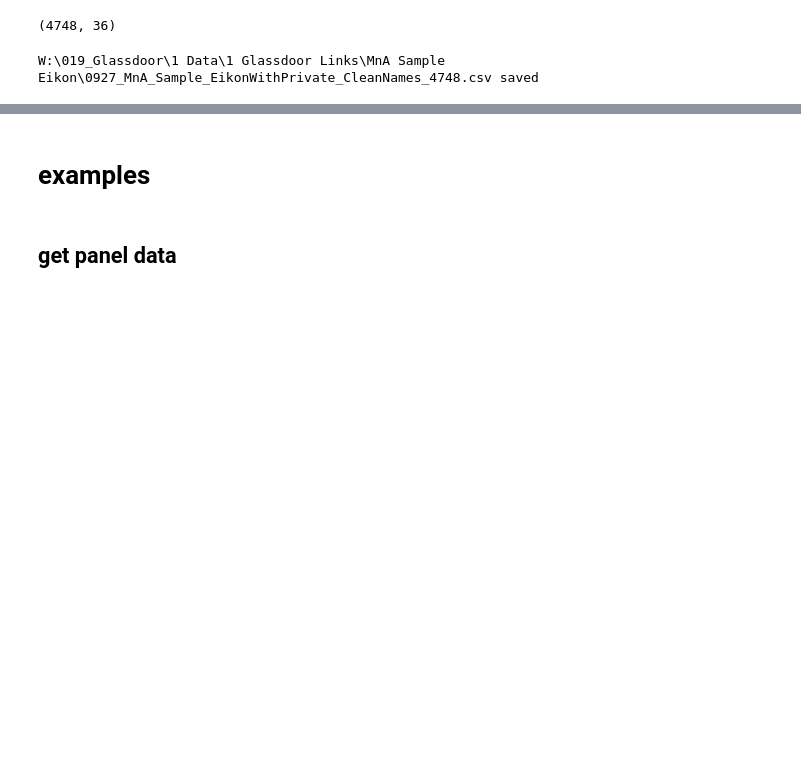
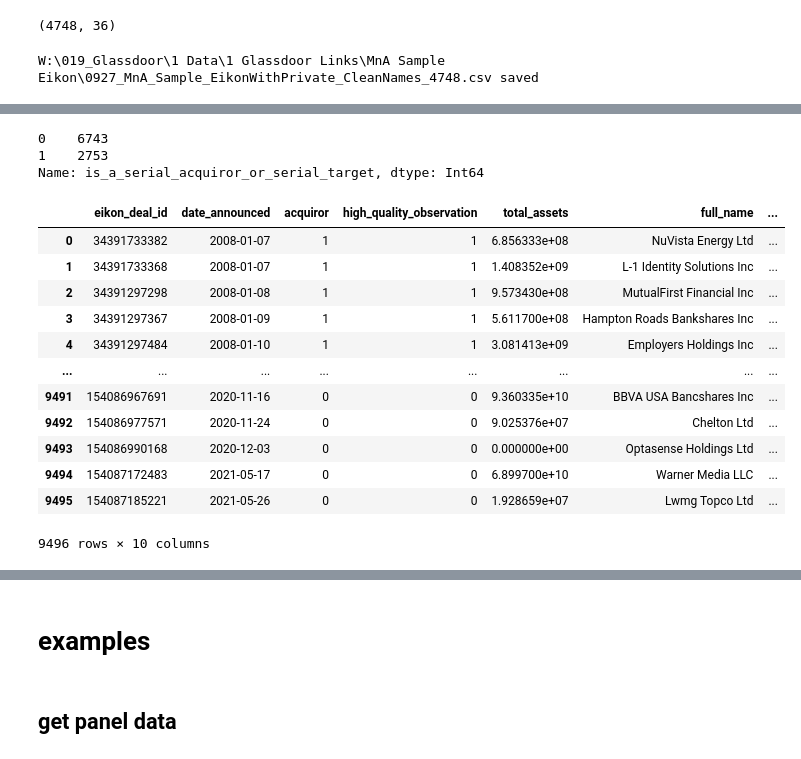
Before and after one commit to hannez11/Glassdoor-Project, a Jupyter notebook: 1 Links and Review Amount/Gamma - Eikon/1 Eikon MnA Sample Retrieval.ipynb, the cells around one changed output, grey strips where cells are left out. Drawn from its saved outputs; the diff is of its cells as text; code cells hidden in the pictures; blank space fills up the shorter version.

```diff
--- a/Eikon/MA Sample.ipynb
+++ b/1 Links and Review Amount/Gamma - Eikon/1 Eikon MnA Sample Retrieval.ipynb
@@ -437,0 +457,32 @@ W:\019_Glassdoor\1 Data\1 Glassdoor Links\MnA Sample Eikon\0927_MnA_Sample_Eikon
+# %%
+df = input_raw.copy()
+
+# drop 1:1 duplicates
+# df = df.drop_duplicates(subset=["acquiror", "full_name", "full_name_cleaned", "permid", "isin"])
+
+# drop obs with no identifier
+# df = df[(df["permid"].isna() == False) | (df["isin"].isna() == False)]
+
+# identify firms with same id but different name
+df["is_a_serial_acquiror_or_serial_target"] = df.duplicated(subset=["acquiror", "permid"], keep=False)
+df["is_a_serial_acquiror_or_serial_target"] = df["is_a_serial_acquiror_or_serial_target"].astype("Int64")
+df["is_a_serial_acquiror_or_serial_target"].value_counts()
+
+df
+# %% [output]
+0    6743
+1    2753
+Name: is_a_serial_acquiror_or_serial_target, dtype: Int64
+|  | eikon_deal_id | date_announced | acquiror | high_quality_observation | total_assets | full_name | ... |
+| 0 | 34391733382 | 2008-01-07 | 1 | 1 | 6.856333e+08 | NuVista Energy Ltd | ... |
+| 1 | 34391733368 | 2008-01-07 | 1 | 1 | 1.408352e+09 | L-1 Identity Solutions Inc | ... |
+| 2 | 34391297298 | 2008-01-08 | 1 | 1 | 9.573430e+08 | MutualFirst Financial Inc | ... |
+| 3 | 34391297367 | 2008-01-09 | 1 | 1 | 5.611700e+08 | Hampton Roads Bankshares Inc | ... |
+| 4 | 34391297484 | 2008-01-10 | 1 | 1 | 3.081413e+09 | Employers Holdings Inc | ... |
+| ... | ... | ... | ... | ... | ... | ... | ... |
+| 9491 | 154086967691 | 2020-11-16 | 0 | 0 | 9.360335e+10 | BBVA USA Bancshares Inc | ... |
+| 9492 | 154086977571 | 2020-11-24 | 0 | 0 | 9.025376e+07 | Chelton Ltd | ... |
+| 9493 | 154086990168 | 2020-12-03 | 0 | 0 | 0.000000e+00 | Optasense Holdings Ltd | ... |
+| 9494 | 154087172483 | 2021-05-17 | 0 | 0 | 6.899700e+10 | Warner Media LLC | ... |
+| 9495 | 154087185221 | 2021-05-26 | 0 | 0 | 1.928659e+07 | Lwmg Topco Ltd | ... |
+9496 rows × 10 columns
```
Also changed, not shown: parts of 6 cells of this notebook, 32 other files.
